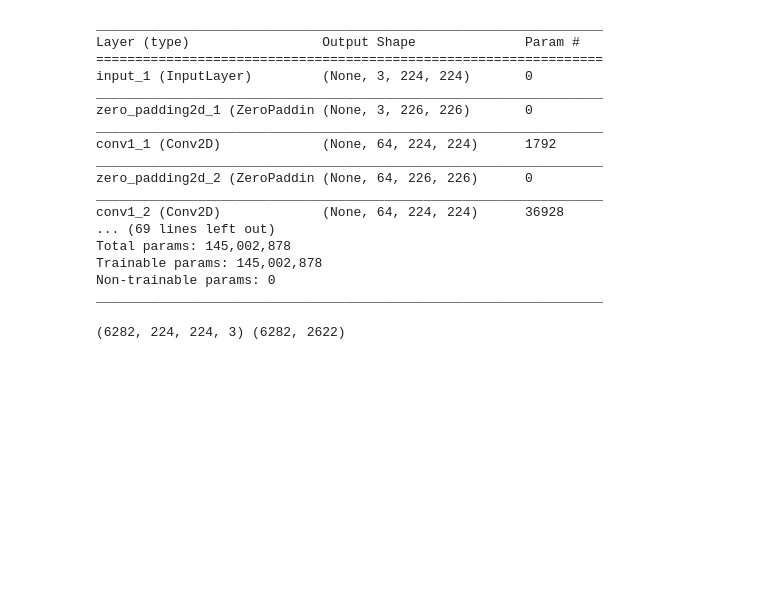
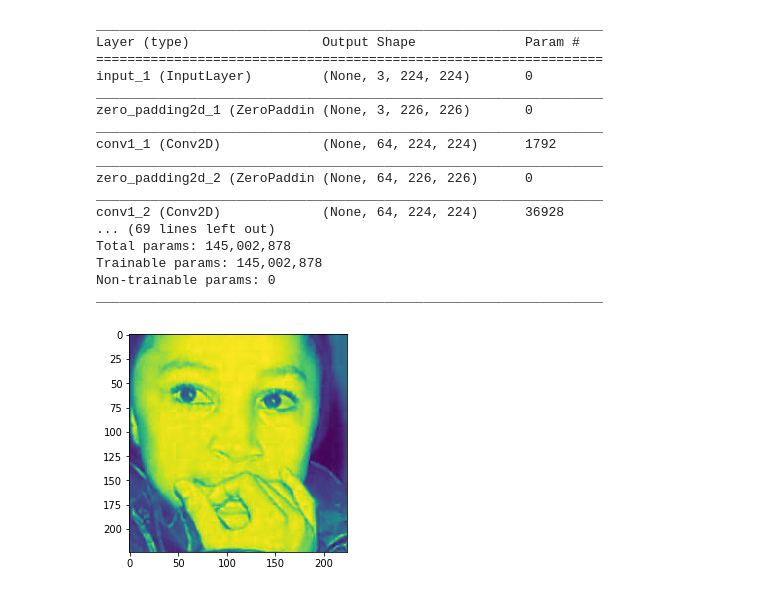
Before and after one commit to christiansommerbueno/Python, a Jupyter notebook: Reconhecimento_de_parentes.ipynb, the cells around one changed output. Saved outputs shown, nothing was run; the diff lists cells and outputs as text; code cells hidden in the pictures; blank space fills up the shorter version.

```diff
--- a/Reconhecimento_de_parentes.ipynb
+++ b/Reconhecimento_de_parentes.ipynb
@@ -205,10 +159,14 @@ Trainable params: 145,002,878
 Non-trainable params: 0
 _________________________________________________________________
 # %%
-
+# Carregando a base de teste
 test_images = os.listdir(TEST_BASE)
 test = np.array([load_img(os.path.join(TEST_BASE, i)) for i in test_images])
+# Extraindo as características
 test_emb = vgg_facenet.predict(test.transpose(0,3,1,2))
-print(test.shape, test_emb.shape)
-# %% [output]
-(6282, 224, 224, 3) (6282, 2622)
+# %%
+# Imagem original, antes da extração de características
+CHOOSED_IMG = 0
+plt.imshow(test[CHOOSED_IMG][:,:,0]);
+# %% [output]
+[figure, added]
```
Also changed, not shown: parts of 27 cells of this notebook.
